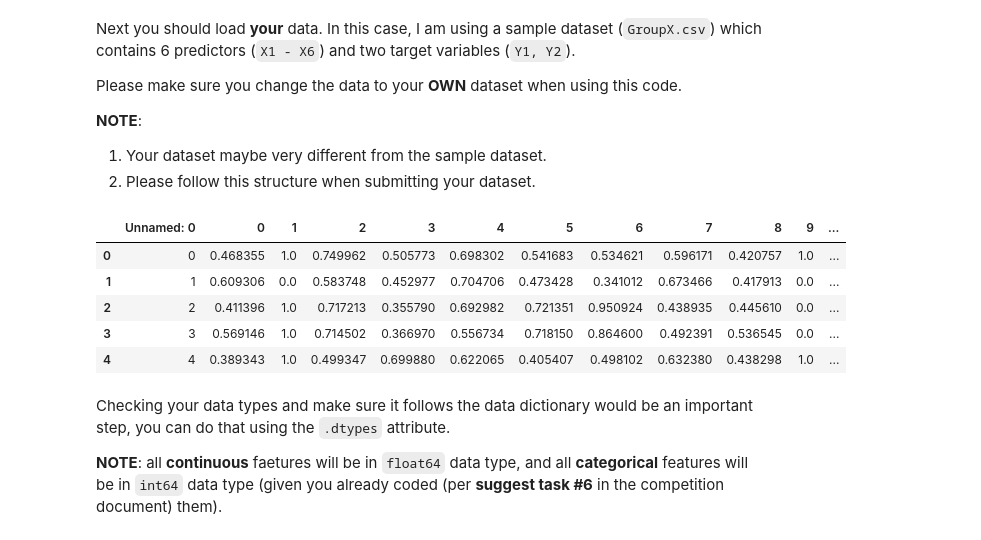
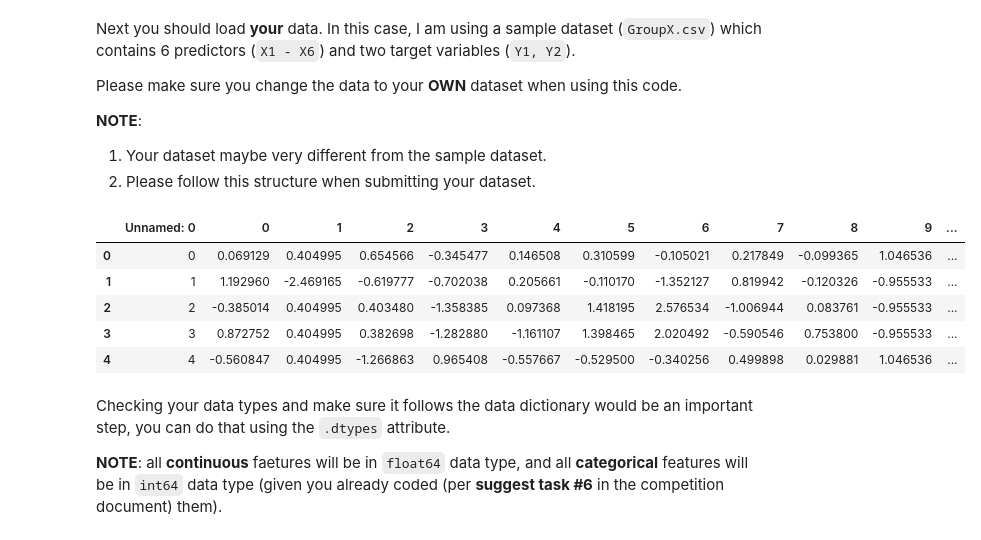
Before and after one commit to BA545-SP2019/2019-competition1-3-musketeers, a Jupyter notebook: Evaluation-Code-C.ipynb, the cells around one changed output. Saved outputs shown, nothing was run; the diff lists cells and outputs as text; code cells hidden in the pictures.

```diff
--- a/Evaluation-Code-C.ipynb
+++ b/Evaluation-Code-C.ipynb
@@ -35,15 +35,15 @@ __NOTE__:
 1. Your dataset maybe very different from the sample dataset.
 2. Please follow this structure when submitting your dataset.
 # %%
-data = pd.read_csv('./Datasets/K_tl.csv', header=0)
+data = pd.read_csv('./Datasets/BBB2.csv', header=0)
 data.head()
 # %% [output]
 |  | Unnamed: 0 | 0 | 1 | 2 | 3 | 4 | 5 | 6 | 7 | 8 | 9 | ... |
-| 0 | 0 | 0.468355 | 1.0 | 0.749962 | 0.505773 | 0.698302 | 0.541683 | 0.534621 | 0.596171 | 0.420757 | 1.0 | ... |
-| 1 | 1 | 0.609306 | 0.0 | 0.583748 | 0.452977 | 0.704706 | 0.473428 | 0.341012 | 0.673466 | 0.417913 | 0.0 | ... |
-| 2 | 2 | 0.411396 | 1.0 | 0.717213 | 0.355790 | 0.692982 | 0.721351 | 0.950924 | 0.438935 | 0.445610 | 0.0 | ... |
-| 3 | 3 | 0.569146 | 1.0 | 0.714502 | 0.366970 | 0.556734 | 0.718150 | 0.864600 | 0.492391 | 0.536545 | 0.0 | ... |
-| 4 | 4 | 0.389343 | 1.0 | 0.499347 | 0.699880 | 0.622065 | 0.405407 | 0.498102 | 0.632380 | 0.438298 | 1.0 | ... |
+| 0 | 0 | 0.069129 | 0.404995 | 0.654566 | -0.345477 | 0.146508 | 0.310599 | -0.105021 | 0.217849 | -0.099365 | 1.046536 | ... |
+| 1 | 1 | 1.192960 | -2.469165 | -0.619777 | -0.702038 | 0.205661 | -0.110170 | -1.352127 | 0.819942 | -0.120326 | -0.955533 | ... |
+| 2 | 2 | -0.385014 | 0.404995 | 0.403480 | -1.358385 | 0.097368 | 1.418195 | 2.576534 | -1.006944 | 0.083761 | -0.955533 | ... |
+| 3 | 3 | 0.872752 | 0.404995 | 0.382698 | -1.282880 | -1.161107 | 1.398465 | 2.020492 | -0.590546 | 0.753800 | -0.955533 | ... |
+| 4 | 4 | -0.560847 | 0.404995 | -1.266863 | 0.965408 | -0.557667 | -0.529500 | -0.340256 | 0.499898 | 0.029881 | 1.046536 | ... |
 # %% [markdown]
 Checking your data types and make sure it follows the data dictionary would be an important step, you can do that using the `.dtypes` attribute.
 
```
Also changed, not shown: parts of 5 cells of this notebook, 2 other files.
